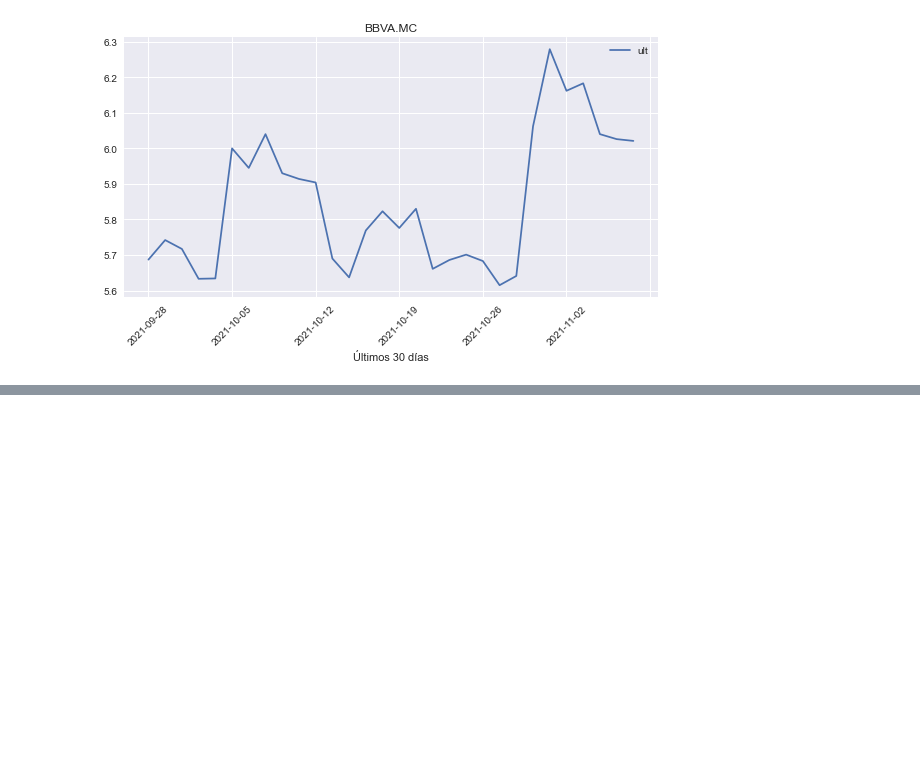
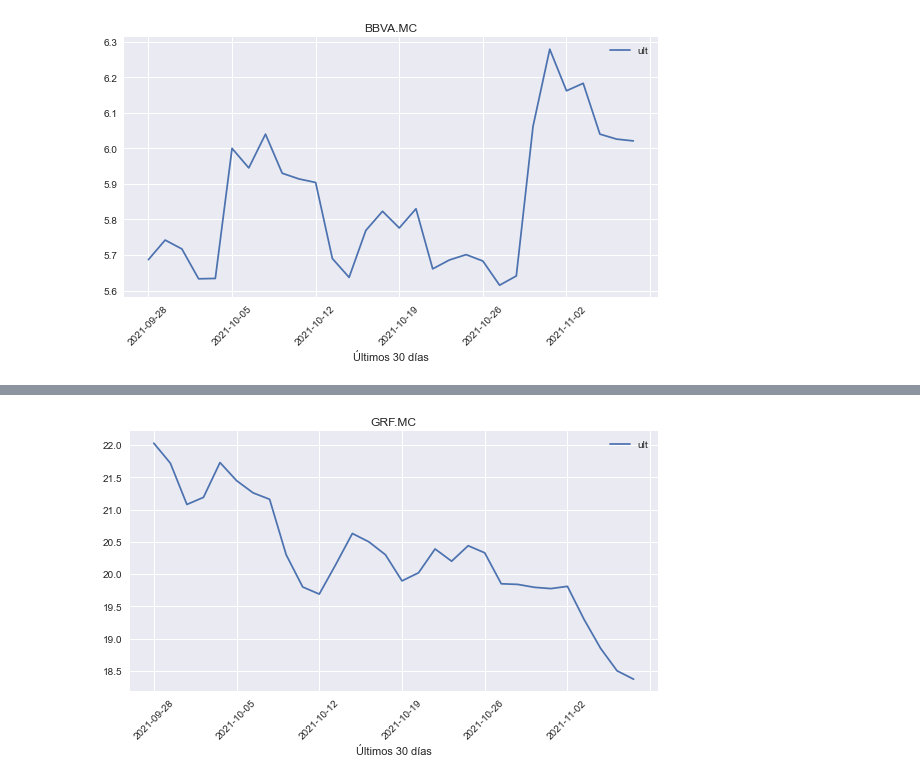
Before and after one commit to pptscdia2021/pp12021grupo2_a2-grupo2, a Jupyter notebook: TP2 Webscraping&api/Jupyter/prueba2.ipynb, the cells around one changed output, grey strips where cells are left out. Saved outputs shown, nothing was run; the diff lists cells and outputs as text; code cells hidden in the pictures; blank space fills up the shorter version.

```diff
--- a/TP2 Webscraping&api/Jupyter/prueba2.ipynb
+++ b/TP2 Webscraping&api/Jupyter/prueba2.ipynb
@@ -407,0 +412,4 @@ accionesYFinance.graficarAcciones('BBVA.MC')
+# %%
+accionesYFinance.graficarAcciones('GRF.MC')
+# %% [output]
+[figure, added]
```
Also changed, not shown: parts of 6 cells of this notebook, 3 other files.
